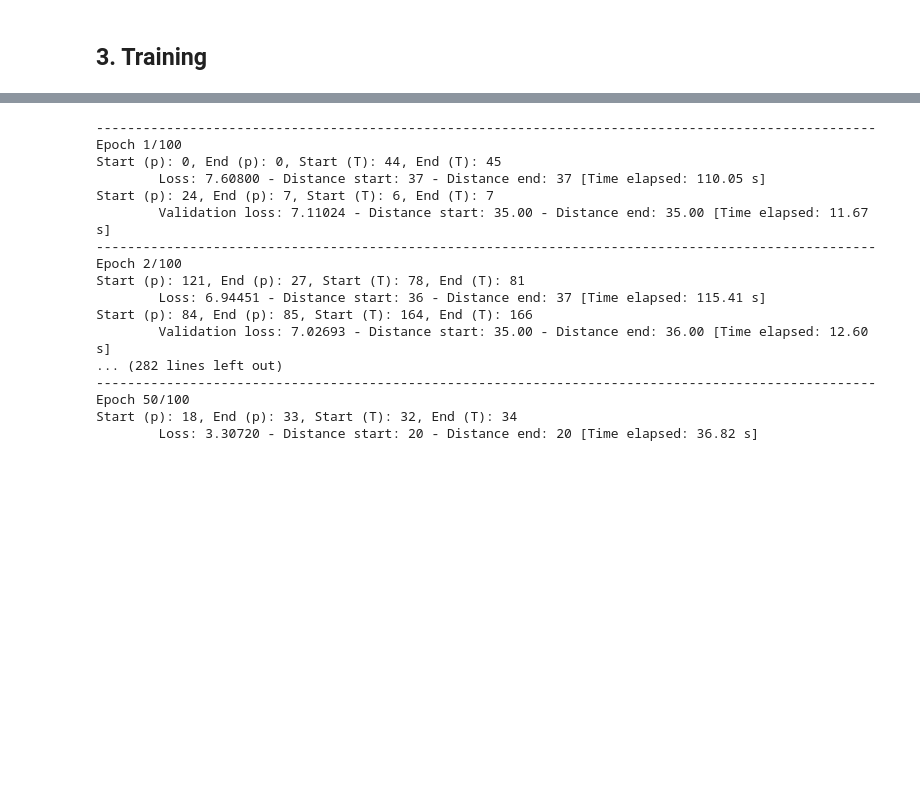
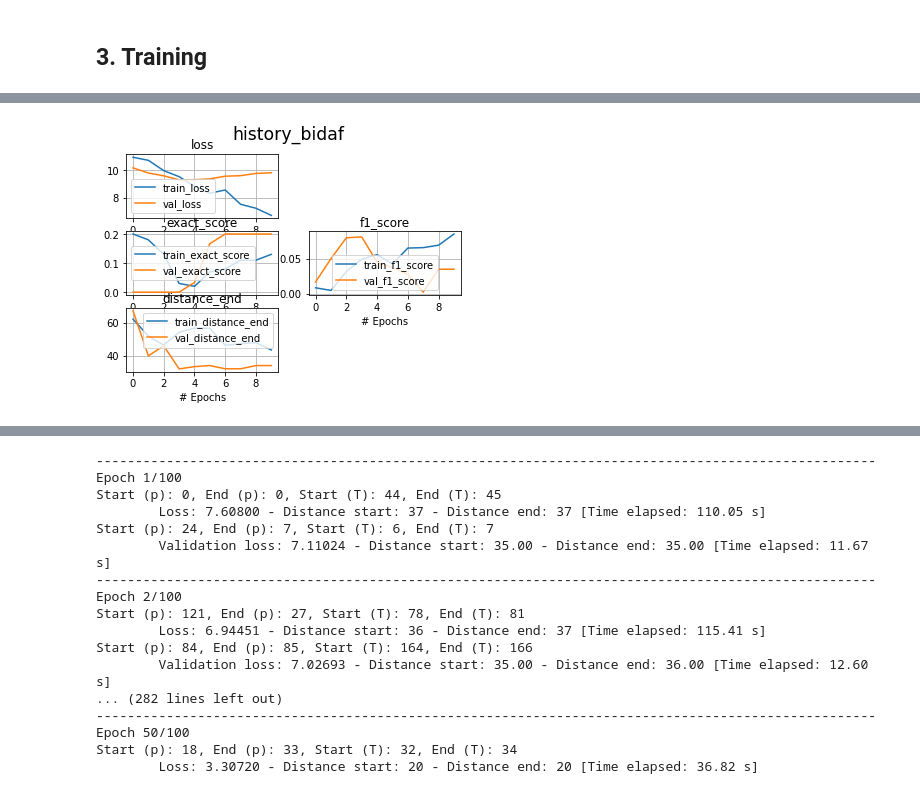
Before and after one commit to nihil21/qa-nlp, a Jupyter notebook: qa-nlp/qa-nlp_new.ipynb, the cells around one changed output, grey strips where cells are left out. Cells and saved outputs as stored; diff of their text form; code cells hidden in the pictures; blank space fills up the shorter version.

Commit message:
plot_history added

```diff
--- a/qa-nlp/qa-nlp_new.ipynb
+++ b/qa-nlp/qa-nlp_new.ipynb
@@ -249,9 +249,9 @@ Downloading GloVe model...
 Download completed.
 # %%
 if True:
-    df_train = df_train[:10000]
-    df_val = df_val[:3000]
-    df_test = df_test[:100]
+    df_train = df_train[:100]
+    df_val = df_val[:30]
+    df_test = df_test[:10]
 # %%
 def tokenize_corpus(df: pd.DataFrame, context_list: List[str]):
     twt = TreebankWordTokenizer()
@@ -446,7 +446,7 @@ from utils.bidaf_loss import bidaf_loss
 train_data = to_list_of_tuples((X_trainC, X_trainQ, Y_train))
 val_data = to_list_of_tuples((X_valC, X_valQ, Y_val))
 
-EP = 100
+EP = 10
 BS = 32
 
 optimizer = torch.optim.Adam(model_bidaf.parameters(), lr=5e-3)
@@ -472,0 +486,66 @@ ValueError: Unknown format code 'd' for object of type 'float'
+# %%
+import matplotlib.pyplot as plt
+def plot_history(history, title, save = True):
+    # this function is simply used to plot and save the image (and the dictionary) about the train and val loss and accuracy during the training
+    fig = plt.figure()
+    fig.figsize=(10, 100)
+    plt.suptitle(title, size='xx-large')
+    plt.tight_layout(rect=[0, 0.03, 1, 0.95])
+
+    ax1 = fig.add_subplot(3,2,1)
+    ax1.plot(history['loss'], label='train_loss')
+    ax1.plot(history['val_loss'], label='val_loss')
+    ax1.set_title('loss')
+    ax1.set(xlabel='# Epochs')
+    ax1.grid()
+    ax1.legend();
+
+
+    ax1 = fig.add_subplot(3,2,3)
+    ax1.plot(history['exact_score'], label='train_exact_score')
+    ax1.plot(history['val_exact_score'], label='val_exact_score')
+    ax1.set_title('exact_score')
+    ax1.set(xlabel='# Epochs')
+    ax1.grid()
+    ax1.legend();
+
+    ax1 = fig.add_subplot(3,2,4)
+    ax1.plot(history['f1_score'], label='train_f1_score')
+    ax1.plot(history['val_f1_score'], label='val_f1_score')
+    ax1.set_title('f1_score')
+    ax1.set(xlabel='# Epochs')
+    ax1.grid()
+    ax1.legend();
+
+
+    ax2 = fig.add_subplot(3,2,5)
+    ax2.plot(history['distance_end'], label='train_distance_end')
+    ax2.plot(history['val_distance_end'], label='val_distance_end')
+    ax2.set_title('distance_end')
+    ax2.set(xlabel='# Epochs')
+    ax2.grid()
+    ax2.legend();
+    plt.show()
+
+    ax2 = fig.add_subplot(3,2,6)
+    ax2.plot(history['distance_start'], label='train_distance_start')
+    ax2.plot(history['val_distance_start'], label='val_distance_start')
+    ax2.set_title('distance_start')
+    ax2.set(xlabel='# Epochs')
+    ax2.grid()
+    ax2.legend();
+    plt.show()
+
+
+    if save:
+        fig_title = "_".join( title.split() )
+        fig.savefig("figure_"+fig_title+'.png')
+
+        # save dictionary:
+        f = open("dict_"+ fig_title +".txt","w")
+        f.write(str(history))
+        f.close()
+
+plot_history(history, "history_bidaf")
+# %% [output]
+[figure, added]
```
Also changed, not shown: parts of 6 cells of this notebook.
